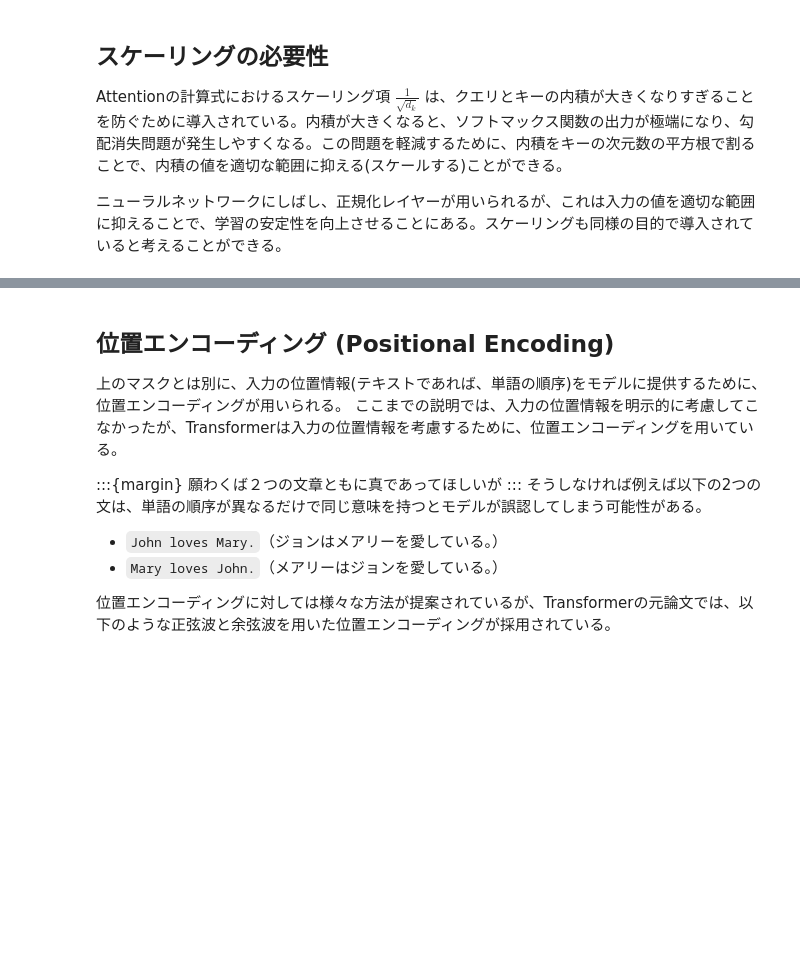
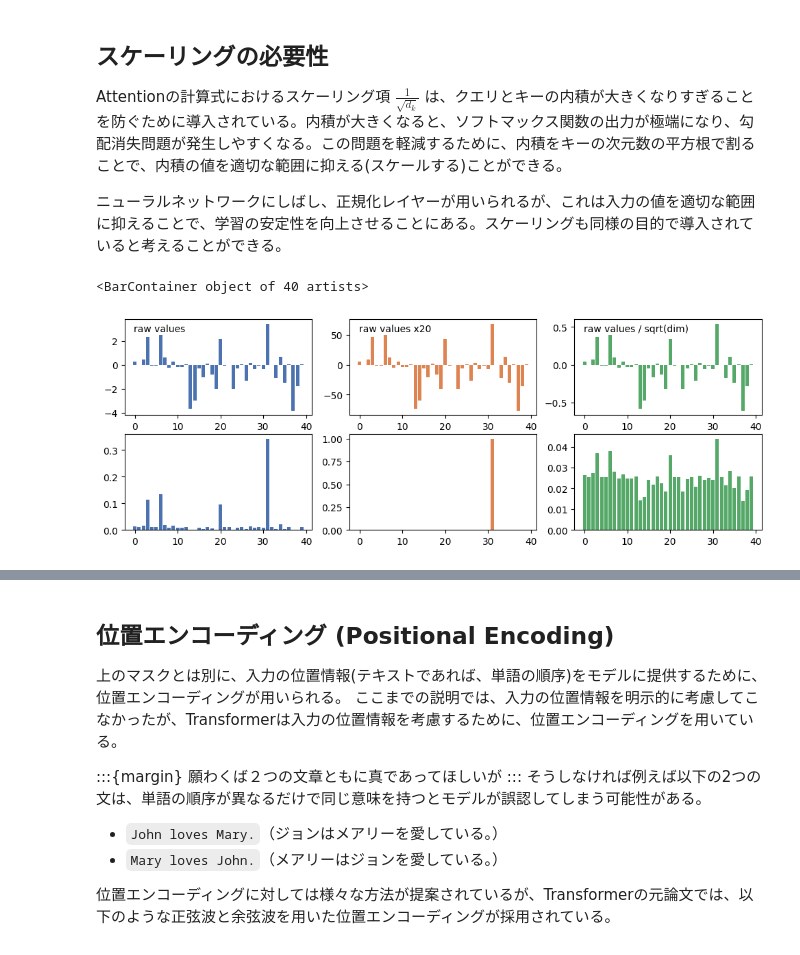
Before and after one commit to SotaYoshida/AIML1, a Jupyter notebook: _sources/notebooks/Chapter_Transformers.ipynb, the cells around one changed output, grey strips where cells are left out. Drawn from its saved outputs; the diff is of its cells as text; code cells hidden in the pictures; blank space fills up the shorter version.

```diff
--- a/_sources/notebooks/Chapter_Transformers.ipynb
+++ b/_sources/notebooks/Chapter_Transformers.ipynb
@@ -118,3 +123,35 @@ $$
 Attentionの計算式におけるスケーリング項 $\frac{1}{\sqrt{d_k}}$ は、クエリとキーの内積が大きくなりすぎることを防ぐために導入されている。内積が大きくなると、ソフトマックス関数の出力が極端になり、勾配消失問題が発生しやすくなる。この問題を軽減するために、内積をキーの次元数の平方根で割ることで、内積の値を適切な範囲に抑える(スケールする)ことができる。
 
 ニューラルネットワークにしばし、正規化レイヤーが用いられるが、これは入力の値を適切な範囲に抑えることで、学習の安定性を向上させることにある。スケーリングも同様の目的で導入されていると考えることができる。
+# %%
+import numpy as np
+import matplotlib.pyplot as plt
+import seaborn as sns
+cols = sns.color_palette("deep")
+
+np.random.seed(42)
+dim = 40
+x = np.random.randn(dim)
+x = np.sign(x) * np.abs(x)**2
+y = 20 * x
+z = x / np.sqrt(dim)
+xp = np.arange(dim)
+
+softmax_x = np.exp(x) / np.sum(np.exp(x))
+softmax_y = np.exp(y) / np.sum(np.exp(y))
+softmax_z = np.exp(z) / np.sum(np.exp(z))
+plt.figure(figsize=(12, 4))
+axs = [ plt.subplot(2, 3, i+1) for i in range(2*3) ]
+
+# plow raw values in upper panels
+axs[0].bar(xp, x, color=cols[0]); axs[0].text(0.05, 0.9, "raw values", transform=axs[0].transAxes, ha="left", va="center")
+axs[1].bar(xp, y, color=cols[1]); axs[1].text(0.05, 0.9, "raw values x20", transform=axs[1].transAxes, ha="left", va="center")
+axs[2].bar(xp, z, color=cols[2]); axs[2].text(0.05, 0.9, "raw values / sqrt(dim)", transform=axs[2].transAxes, ha="left", va="center")
+
+# plot softmax values in lower panels
+axs[3].bar(xp, softmax_x, color=cols[0])
+axs[4].bar(xp, softmax_y, color=cols[1])
+axs[5].bar(xp, softmax_z, color=cols[2])
+# %% [output]
+<BarContainer object of 40 artists>
+[figure, added]
```
Also changed, not shown: parts of 7 cells of this notebook, 24 other files.
